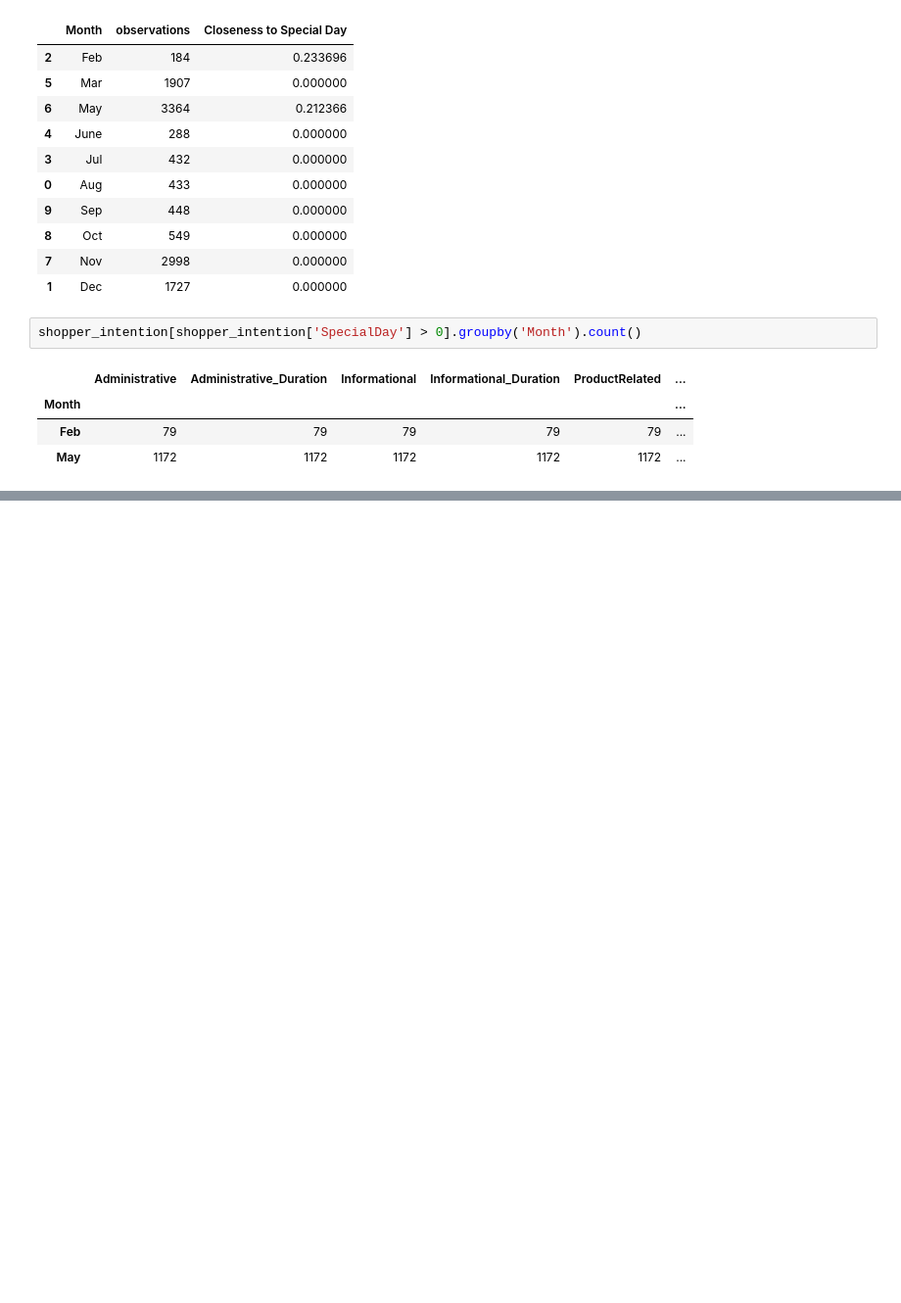
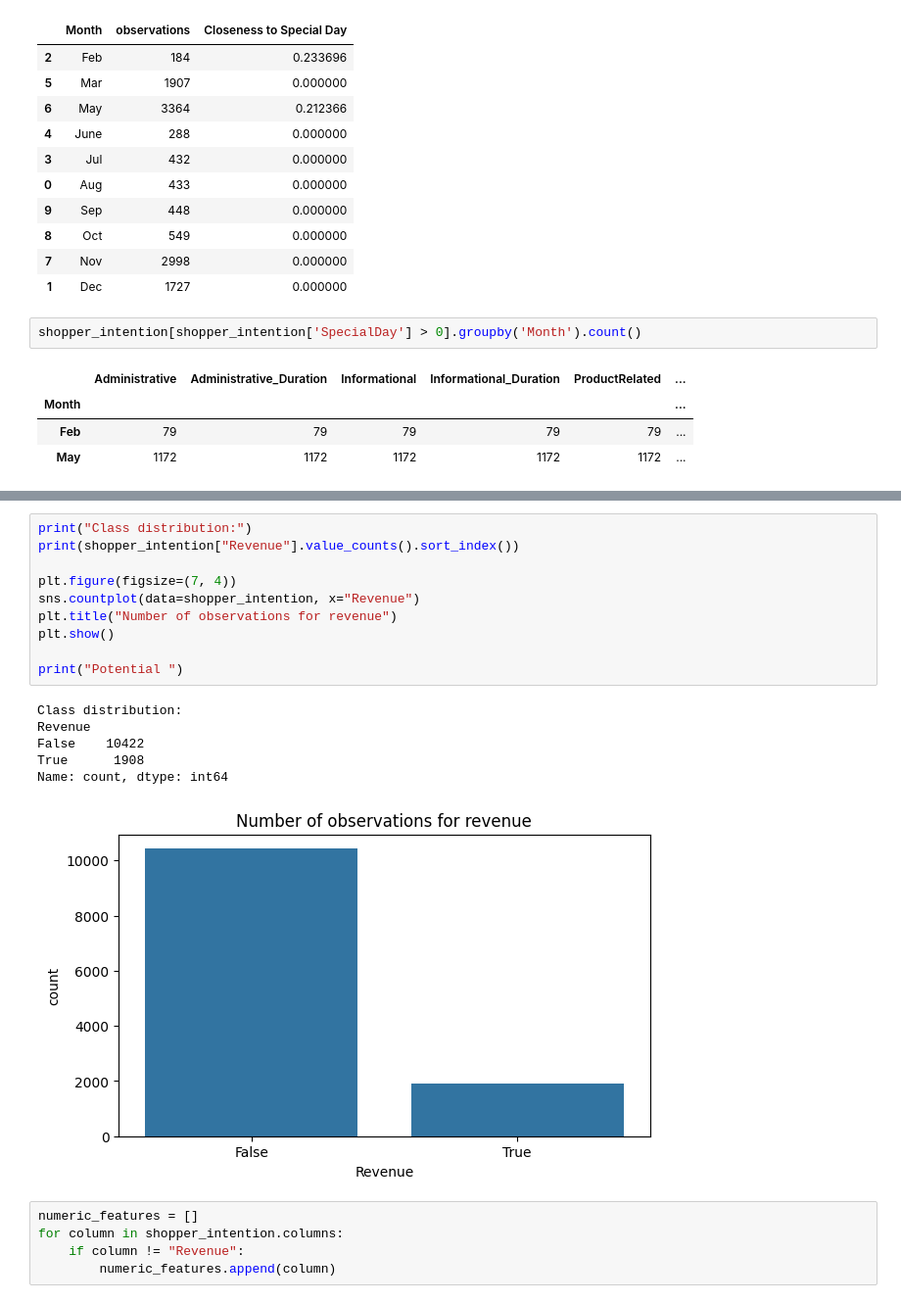
Before and after one commit to tginting-star/RLML_ecommerce_project, a Jupyter notebook: Project/Project code.ipynb, the cells around one changed output, grey strips where cells are left out. Shown at 98% size. Cells and saved outputs as stored; diff of their text form; blank space fills up the shorter version.

Commit message:
Classification distribution draft

```diff
--- a/Project/Project code.ipynb
+++ b/Project/Project code.ipynb
@@ -166,0 +168,22 @@ shopper_intention[shopper_intention['Revenue'] == False].describe()
+# %%
+print("Class distribution:")
+print(shopper_intention["Revenue"].value_counts().sort_index())
+
+plt.figure(figsize=(7, 4))
+sns.countplot(data=shopper_intention, x="Revenue")
+plt.title("Number of observations for revenue")
+plt.show()
+
+print("Potential ")
+# %% [output]
+Class distribution:
+Revenue
+False    10422
+True      1908
+Name: count, dtype: int64
+[figure, added]
+# %%
+numeric_features = []
+for column in shopper_intention.columns:
+    if column != "Revenue":
+        numeric_features.append(column)
```
Also changed, not shown: parts of 6 cells of this notebook.
